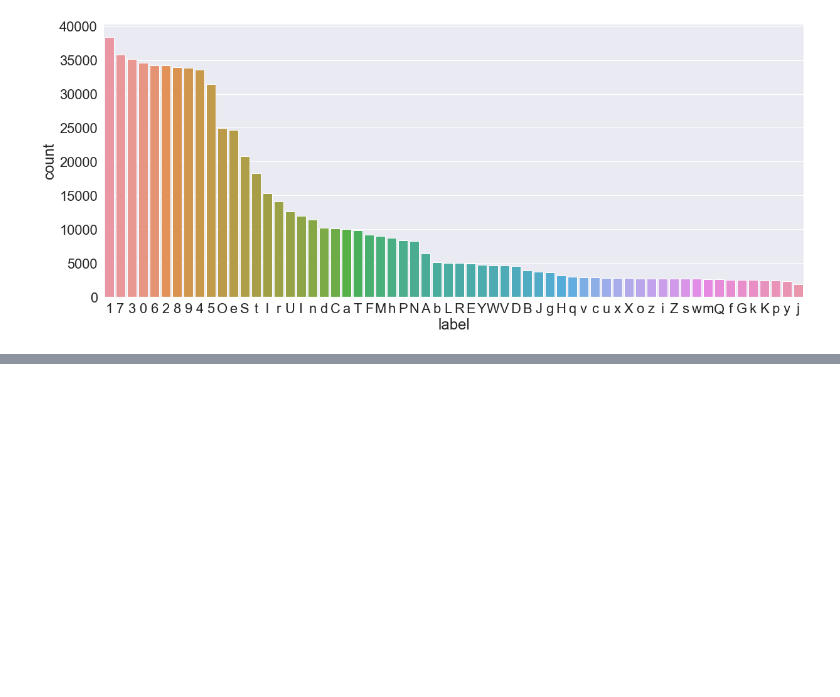
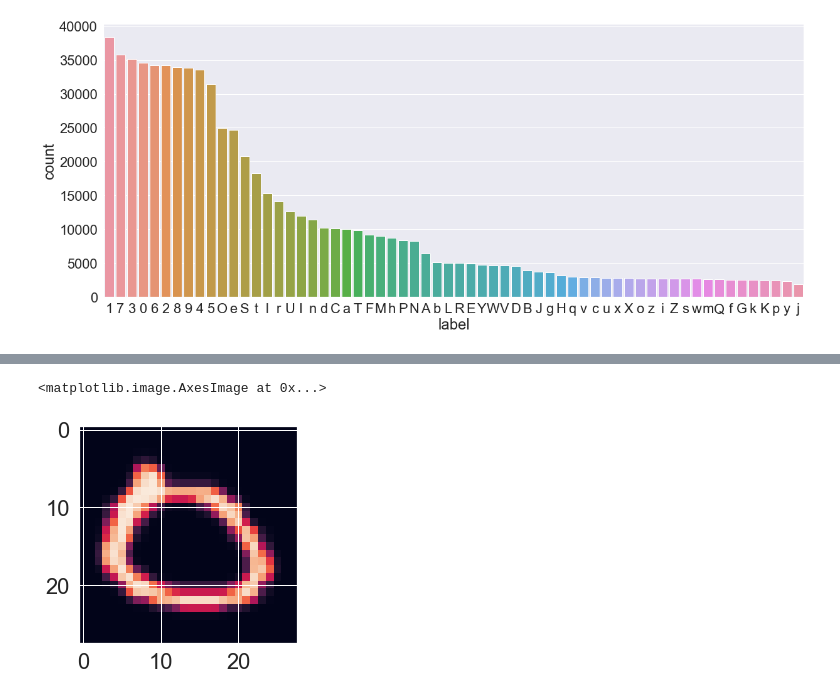
Before and after one commit to Gopal-Dahale/gupt, a Jupyter notebook: explore/EMNIST.ipynb, the cells around one changed output, grey strips where cells are left out. Drawn from its saved outputs; the diff is of its cells as text; code cells hidden in the pictures; blank space fills up the shorter version.

```diff
--- a/explore/EMNIST.ipynb
+++ b/explore/EMNIST.ipynb
@@ -76,0 +147,8 @@ for i in values:
+# %%
+x_train = []
+y_train = []
+PROCESSED_DATA_FILENAME = os.path.dirname(os.getcwd().replace('\\',
+                                               '/')) + '/datasets/processed/EMNIST/emnist_byclass.h5'
+with h5py.File(PROCESSED_DATA_FILENAME, 'r') as file:
+    x_train = file['x_train'][:]
+    y_train = torch.LongTensor(file['y_train'][:])
@@ -76,0 +175,5 @@ for i in values:
+# %%
+plt.imshow(torch.from_numpy(x_train[0]))
+# %% [output]
+<matplotlib.image.AxesImage at 0x...>
+[figure, added]
```
Also changed, not shown: parts of 11 cells of this notebook, 1 other file.
